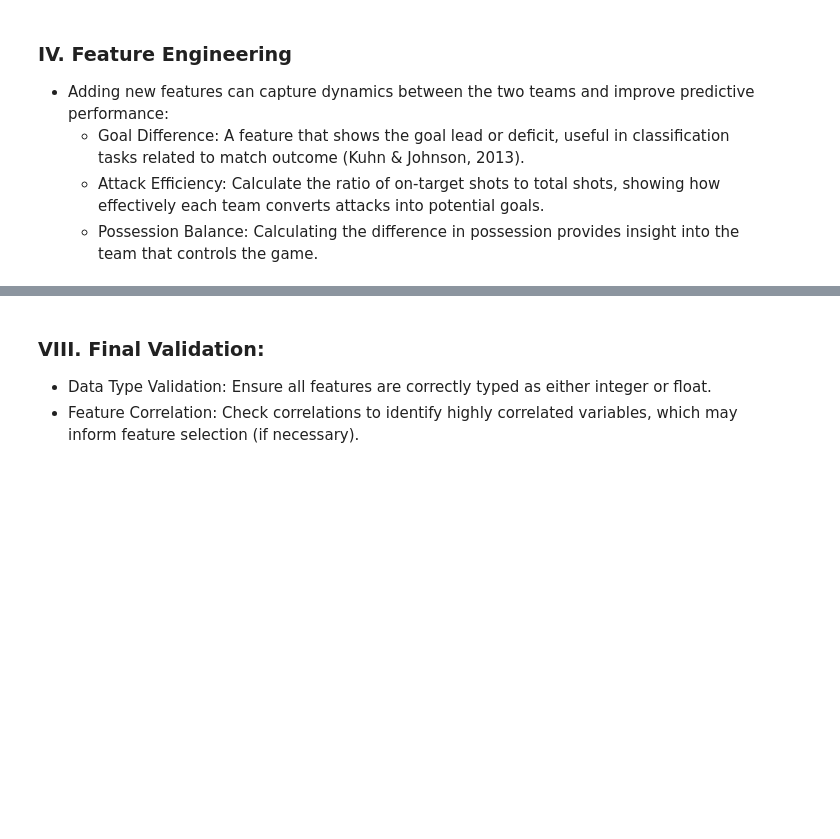
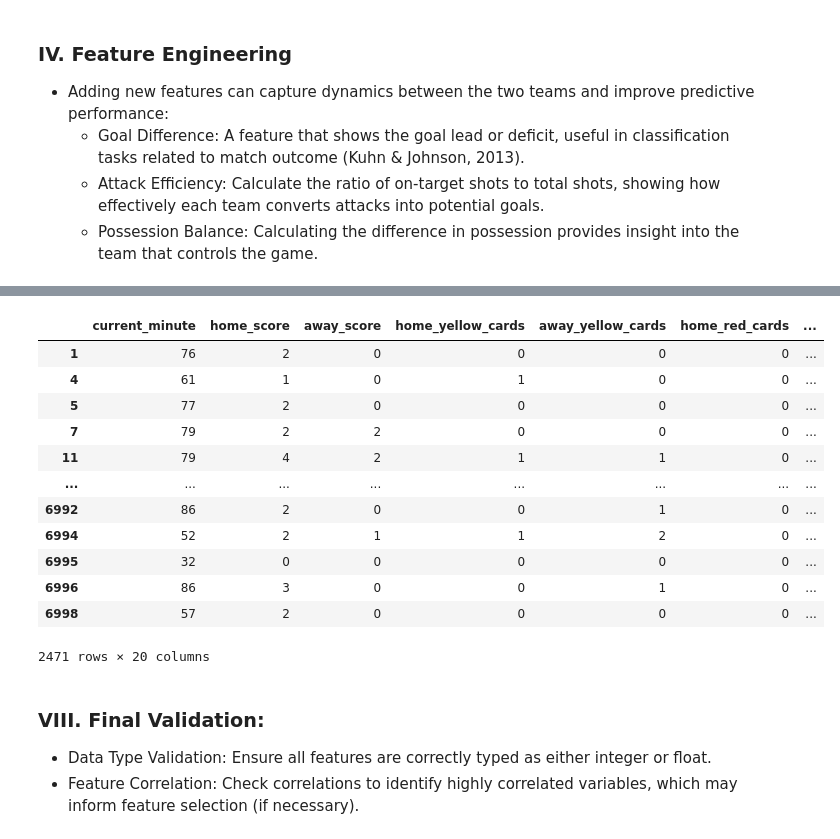
Before and after one commit to yuanpngn/STINTSY_MLP, a Jupyter notebook: [STINTSY]_Machine_Learning_Project.ipynb, the cells around one changed output, grey strips where cells are left out. Cells and saved outputs as stored; diff of their text form; code cells hidden in the pictures; blank space fills up the shorter version.

```diff
--- a/[STINTSY]_Machine_Learning_Project.ipynb
+++ b/[STINTSY]_Machine_Learning_Project.ipynb
@@ -219,12 +221,3 @@ Number of rows affected: 3749
   * Goal Difference: A feature that shows the goal lead or deficit, useful in classification tasks related to match outcome (Kuhn & Johnson, 2013).
   * Attack Efficiency: Calculate the ratio of on-target shots to total shots, showing how effectively each team converts attacks into potential goals.
   * Possession Balance: Calculating the difference in possession provides insight into the team that controls the game.
-# %%
-df['home_attack_efficiency'] = df['home_on_target'] / (df['home_on_target'] + df['home_off_target'] + 1e-5)
-df['away_attack_efficiency'] = df['away_on_target'] / (df['away_on_target'] + df['away_off_target'] + 1e-5)
-df['possession_balance'] = df['home_possession'] - df['away_possession']
-
-df = df.drop(["home_on_target", "away_on_target",
-              "home_off_target","away_off_target",
-              "home_possession", "away_possession"],
-              axis=1)
@@ -259,3 +262,20 @@ dtype: int64
+# %%
+df = df.drop(columns=["final_delta", "gap"],axis=1)
+df
+# %% [output]
+|  | current_minute | home_score | away_score | home_yellow_cards | away_yellow_cards | home_red_cards | ... |
+| 1 | 76 | 2 | 0 | 0 | 0 | 0 | ... |
+| 4 | 61 | 1 | 0 | 1 | 0 | 0 | ... |
+| 5 | 77 | 2 | 0 | 0 | 0 | 0 | ... |
+| 7 | 79 | 2 | 2 | 0 | 0 | 0 | ... |
+| 11 | 79 | 4 | 2 | 1 | 1 | 0 | ... |
+| ... | ... | ... | ... | ... | ... | ... | ... |
+| 6992 | 86 | 2 | 0 | 0 | 1 | 0 | ... |
+| 6994 | 52 | 2 | 1 | 1 | 2 | 0 | ... |
+| 6995 | 32 | 0 | 0 | 0 | 0 | 0 | ... |
+| 6996 | 86 | 3 | 0 | 0 | 1 | 0 | ... |
+| 6998 | 57 | 2 | 0 | 0 | 0 | 0 | ... |
+2471 rows × 20 columns
 # %% [markdown]
 ### VIII. Final Validation:
 - Data Type Validation: Ensure all features are correctly typed as either integer or float.
```
Also changed, not shown: parts of 46 cells of this notebook.
